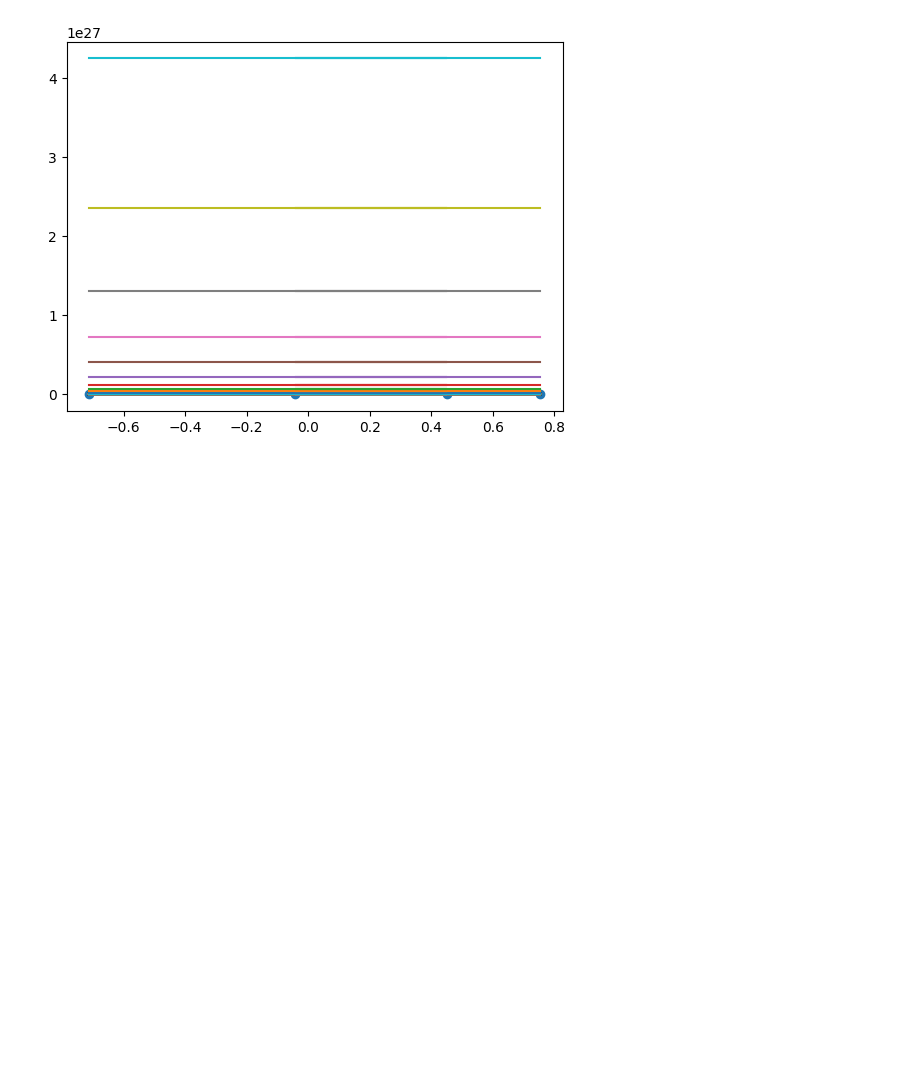
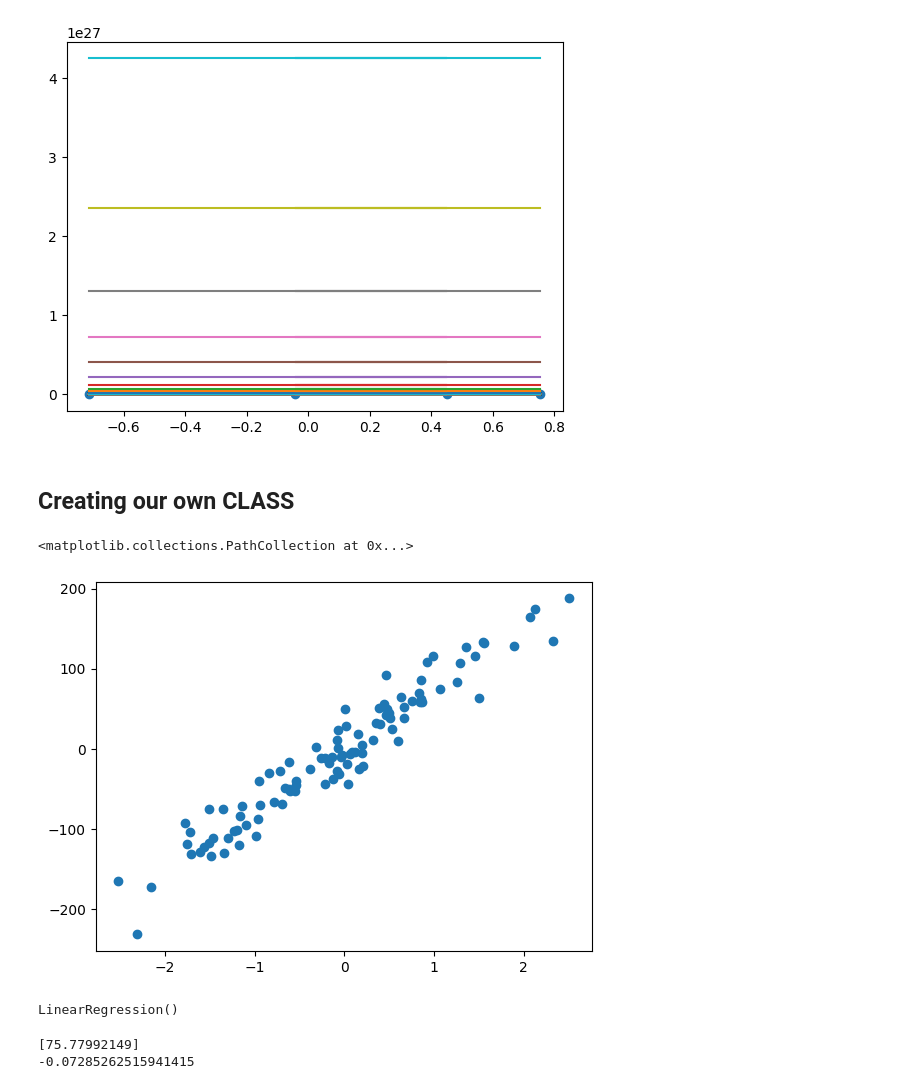
Before and after one commit to Shreyasdotexe/Machine-Learning-Journey, a Jupyter notebook: REGRESSION/GradientDescent.ipynb, the cells around one changed output. Cells and saved outputs as stored; diff of their text form; code cells hidden in the pictures; blank space fills up the shorter version.

```diff
--- a/REGRESSION/GradientDescent.ipynb
+++ b/REGRESSION/GradientDescent.ipynb
@@ -164,3 +164,5 @@ plt.scatter(x,y)
 # %% [output]
 <matplotlib.collections.PathCollection at 0x...>
 [figure]
+# %% [markdown]
+## Creating our own CLASS
@@ -166,0 +173,19 @@ plt.scatter(x,y)
+# %%
+X,Y = make_regression(n_samples=100,n_features=1,n_informative=1,noise=20)
+# %%
+plt.scatter(X,Y)
+# %% [output]
+<matplotlib.collections.PathCollection at 0x...>
+[figure, added]
+# %%
+from sklearn.linear_model import LinearRegression
+lr = LinearRegression()
+lr.fit(X,Y)
+# %% [output]
+LinearRegression()
+# %%
+print(lr.coef_)
+print(lr.intercept_)
+# %% [output]
+[75.77992149]
+-0.07285262515941415
```
Also changed, not shown: parts of 5 cells of this notebook.
